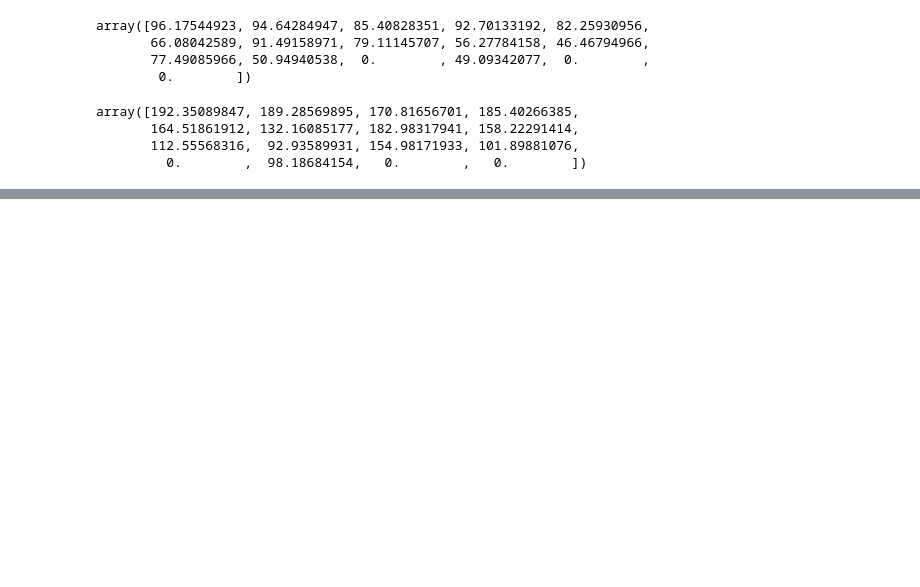
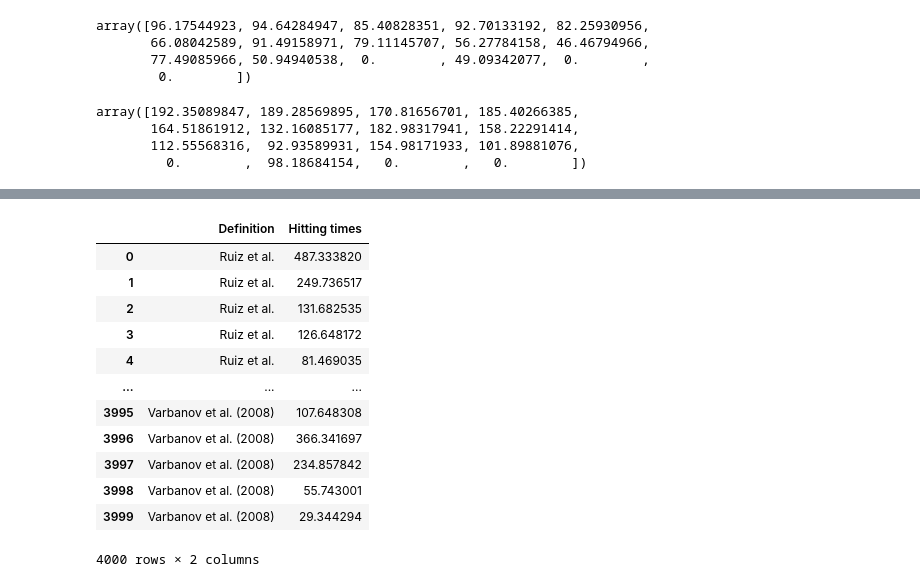
Before and after one commit to miguelruor/quantum_hitting_time, a Jupyter notebook: quantum_hitting_time.ipynb, the cells around one changed output, grey strips where cells are left out. Saved outputs shown, nothing was run; the diff lists cells and outputs as text; code cells hidden in the pictures; blank space fills up the shorter version.

```diff
--- a/quantum_hitting_time.ipynb
+++ b/quantum_hitting_time.ipynb
@@ -256,0 +368,16 @@ Standard deviation of hitting times: 155.6251541362211
+# %%
+all_hitting_times
+# %% [output]
+|  | Definition | Hitting times |
+| 0 | Ruiz et al. | 487.333820 |
+| 1 | Ruiz et al. | 249.736517 |
+| 2 | Ruiz et al. | 131.682535 |
+| 3 | Ruiz et al. | 126.648172 |
+| 4 | Ruiz et al. | 81.469035 |
+| ... | ... | ... |
+| 3995 | Varbanov et al. (2008) | 107.648308 |
+| 3996 | Varbanov et al. (2008) | 366.341697 |
+| 3997 | Varbanov et al. (2008) | 234.857842 |
+| 3998 | Varbanov et al. (2008) | 55.743001 |
+| 3999 | Varbanov et al. (2008) | 29.344294 |
+4000 rows × 2 columns
```
Also changed, not shown: parts of 49 cells of this notebook, 23 other files.
